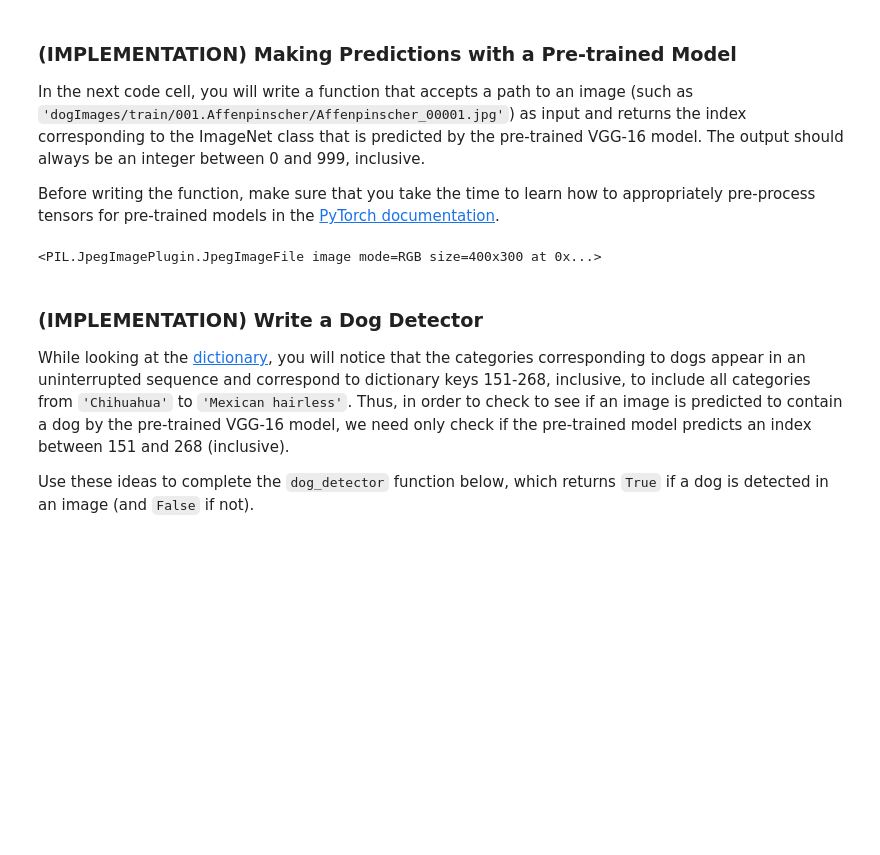
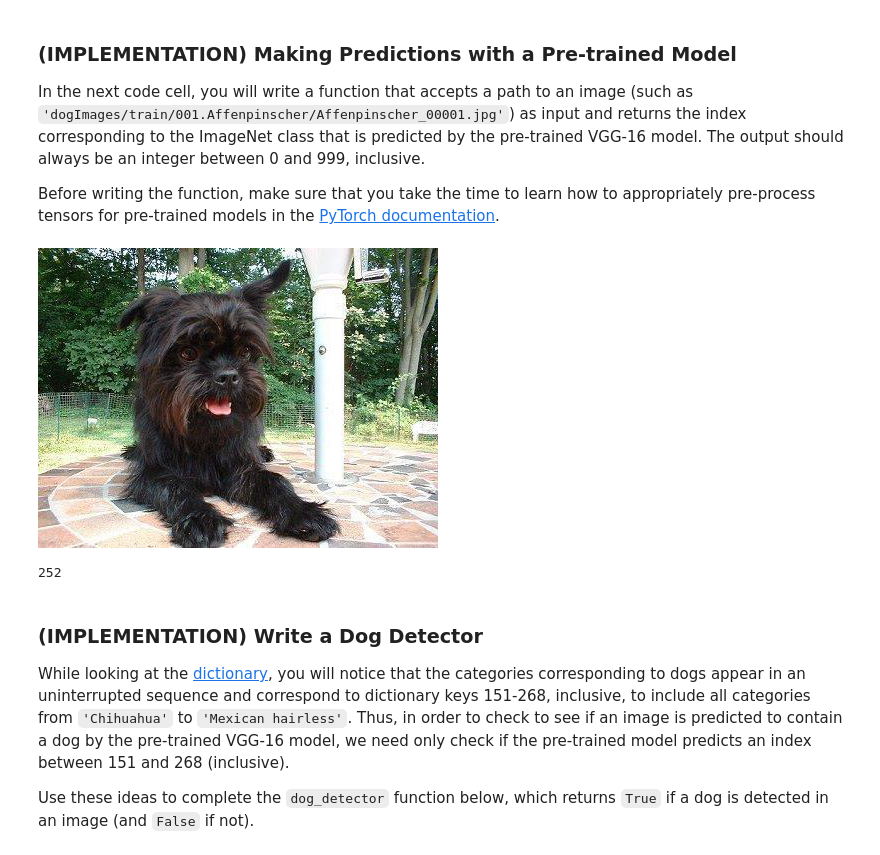
Before and after one commit to phmalek/deep-learning-v2-pytorch, a Jupyter notebook: project-dog-classification/dog_app.ipynb, the cells around one changed output. Saved outputs shown, nothing was run; the diff lists cells and outputs as text; code cells hidden in the pictures; blank space fills up the shorter version.

```diff
--- a/project-dog-classification/dog_app.ipynb
+++ b/project-dog-classification/dog_app.ipynb
@@ -253,14 +253,18 @@ def VGG16_predict(img_path):
 
     output = VGG16(image_variable)
     _, pred = torch.max(output, 1)
-    return pred
+    return pred.numpy()[0]
 # %%
 image_path = 'dogImages/train/001.Affenpinscher/Affenpinscher_00001.jpg'
 x = VGG16_predict(image_path)
 image = Image.open(image_path)
-i
+image
 # %% [output]
-<PIL.JpegImagePlugin.JpegImageFile image mode=RGB size=400x300 at 0x...>
+[figure, added]
+# %%
+x
+# %% [output]
+252
 # %% [markdown]
 ### (IMPLEMENTATION) Write a Dog Detector
 
```
Also changed, not shown: parts of 1 cell of this notebook.
